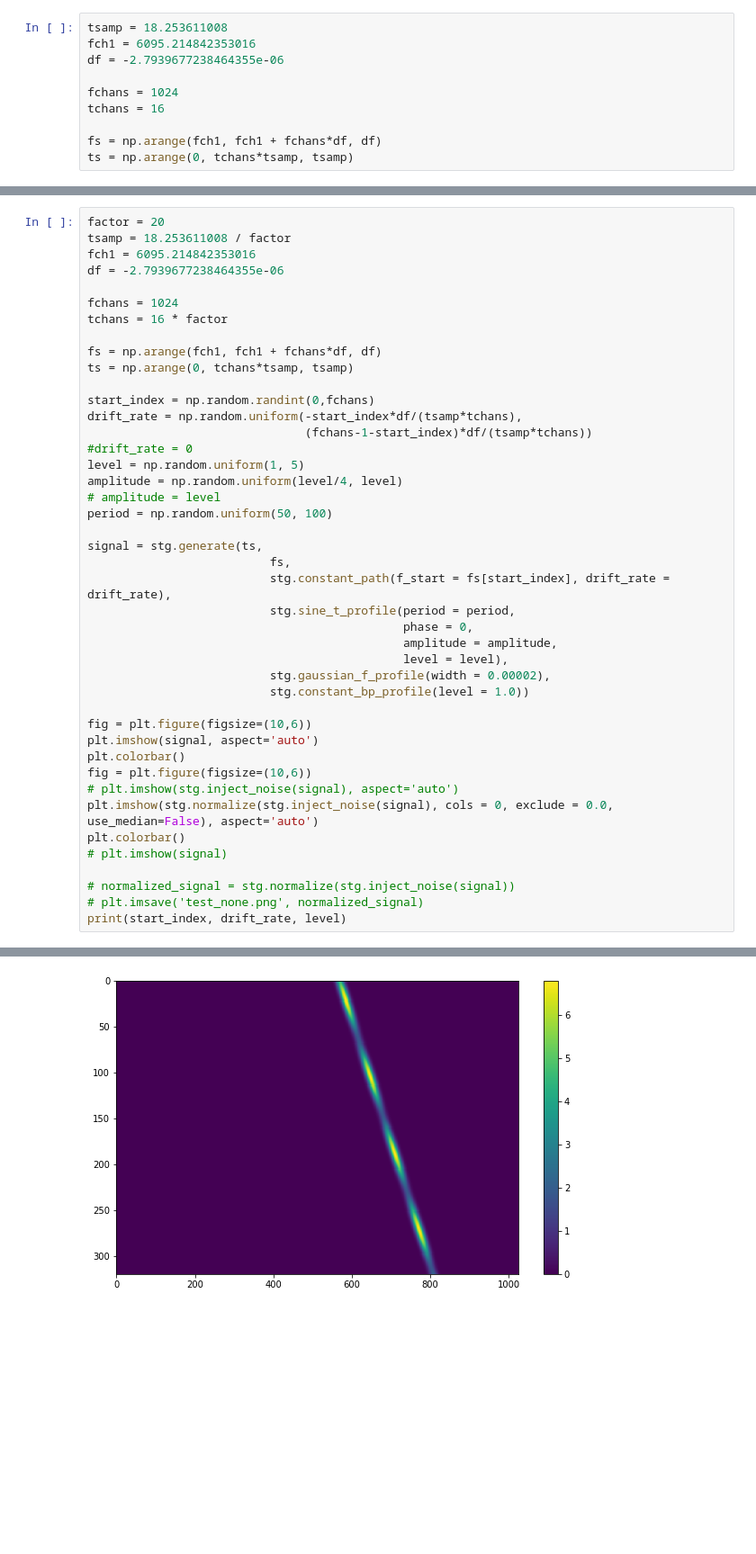
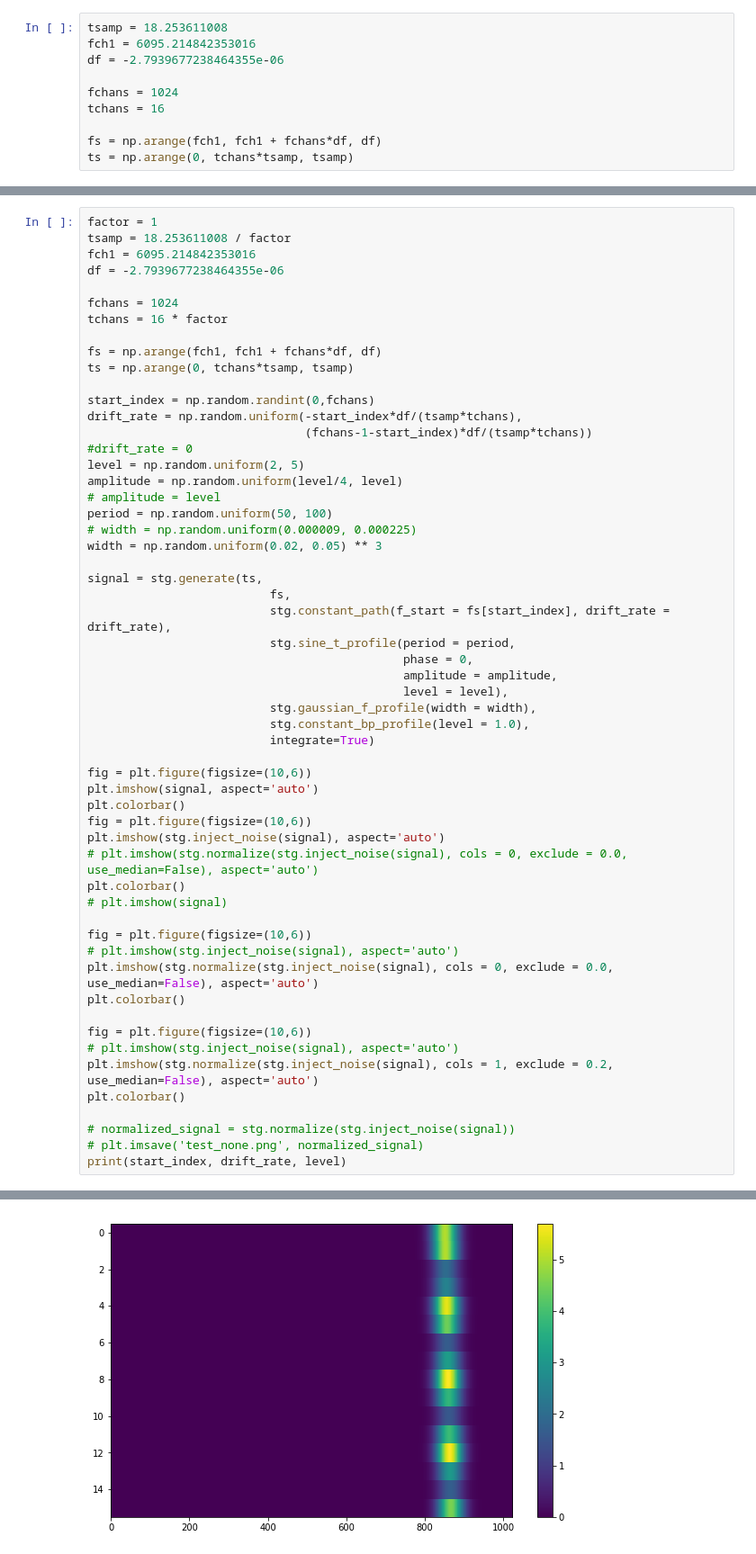
Before and after one commit to bbrzycki/setiml, a Jupyter notebook: jupyter-notebooks/Generate_fake_signals.ipynb, the cells around one changed output, grey strips where cells are left out. Shown at 90% size. Drawn from its saved outputs; the diff is of its cells as text; blank space fills up the shorter version.

Commit message:
Edit scripts to generate and train on images with different normalizations

```diff
--- a/jupyter-notebooks/Generate_fake_signals.ipynb
+++ b/jupyter-notebooks/Generate_fake_signals.ipynb
@@ -35,5 +35,5 @@ plt.colorbar()
 # %%
-factor = 20
+factor = 1
 tsamp = 18.253611008 / factor
 fch1 = 6095.214842353016
 df = -2.7939677238464355e-06
@@ -48,10 +48,12 @@ start_index = np.random.randint(0,fchans)
 drift_rate = np.random.uniform(-start_index*df/(tsamp*tchans),
                                (fchans-1-start_index)*df/(tsamp*tchans))
 #drift_rate = 0
-level = np.random.uniform(1, 5)
+level = np.random.uniform(2, 5)
 amplitude = np.random.uniform(level/4, level)
 # amplitude = level
 period = np.random.uniform(50, 100)
+# width = np.random.uniform(0.000009, 0.000225)
+width = np.random.uniform(0.02, 0.05) ** 3
 
 signal = stg.generate(ts,
                           fs,
@@ -60,17 +62,28 @@ signal = stg.generate(ts,
                                              phase = 0,
                                              amplitude = amplitude,
                                              level = level),
-                          stg.gaussian_f_profile(width = 0.00002),
-                          stg.constant_bp_profile(level = 1.0))
+                          stg.gaussian_f_profile(width = width),
+                          stg.constant_bp_profile(level = 1.0),
+                          integrate=True)
 
 fig = plt.figure(figsize=(10,6))
 plt.imshow(signal, aspect='auto')
 plt.colorbar()
 fig = plt.figure(figsize=(10,6))
+plt.imshow(stg.inject_noise(signal), aspect='auto')
+# plt.imshow(stg.normalize(stg.inject_noise(signal), cols = 0, exclude = 0.0, use_median=False), aspect='auto')
+plt.colorbar()
+# plt.imshow(signal)
+
+fig = plt.figure(figsize=(10,6))
 # plt.imshow(stg.inject_noise(signal), aspect='auto')
 plt.imshow(stg.normalize(stg.inject_noise(signal), cols = 0, exclude = 0.0, use_median=False), aspect='auto')
 plt.colorbar()
-# plt.imshow(signal)
+
+fig = plt.figure(figsize=(10,6))
+# plt.imshow(stg.inject_noise(signal), aspect='auto')
+plt.imshow(stg.normalize(stg.inject_noise(signal), cols = 1, exclude = 0.2, use_median=False), aspect='auto')
+plt.colorbar()
 
 # normalized_signal = stg.normalize(stg.inject_noise(signal))
 # plt.imsave('test_none.png', normalized_signal)
@@ -80 +93 @@ print(start_index, drift_rate, level)
-[figure, old version]
+[figure, new version]
```
Also changed, not shown: parts of 5 cells of this notebook, 8 other files.
